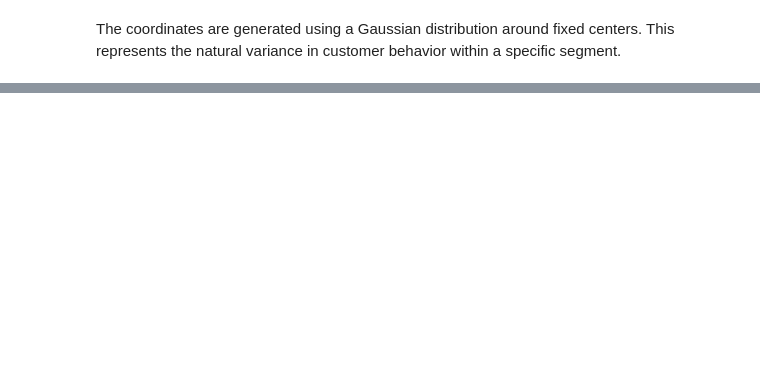
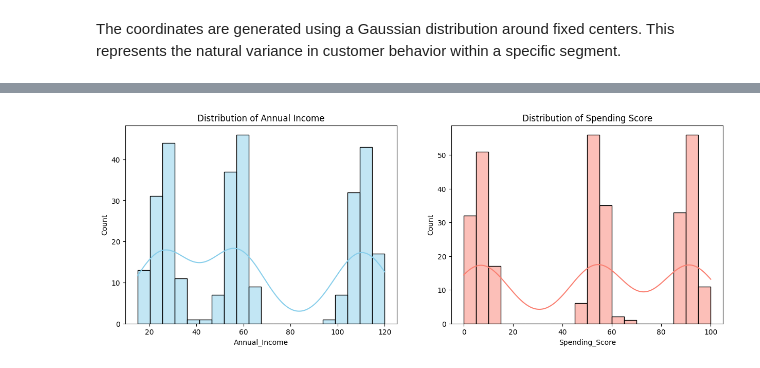
Before and after one commit to KalataBozukov/customer-segmentation-math, a Jupyter notebook: notebooks/01_simulation_and_theory.ipynb, the cells around one changed output, grey strips where cells are left out. Drawn from its saved outputs; the diff is of its cells as text; code cells hidden in the pictures; blank space fills up the shorter version.

```diff
--- a/notebooks/01_simulation_and_theory.ipynb
+++ b/notebooks/01_simulation_and_theory.ipynb
@@ -54,0 +116,12 @@ The coordinates are generated using a Gaussian distribution around fixed centers
+# %%
+fig, (ax1, ax2) = plt.subplots(1, 2, figsize=(15, 5))
+
+sns.histplot(df_simulated['Annual_Income'], bins=20, kde=True, ax=ax1, color='skyblue')
+ax1.set_title('Distribution of Annual Income')
+
+sns.histplot(df_simulated['Spending_Score'], bins=20, kde=True, ax=ax2, color='salmon')
+ax2.set_title('Distribution of Spending Score')
+
+plt.show()
+# %% [output]
+[figure, added]
```
Also changed, not shown: parts of 9 cells of this notebook.
